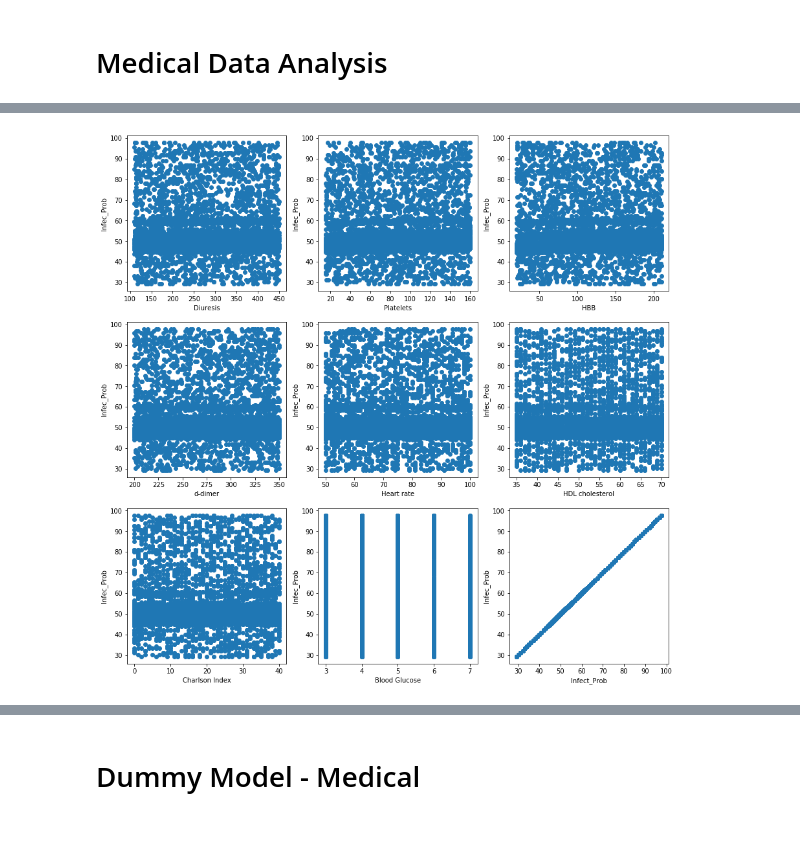
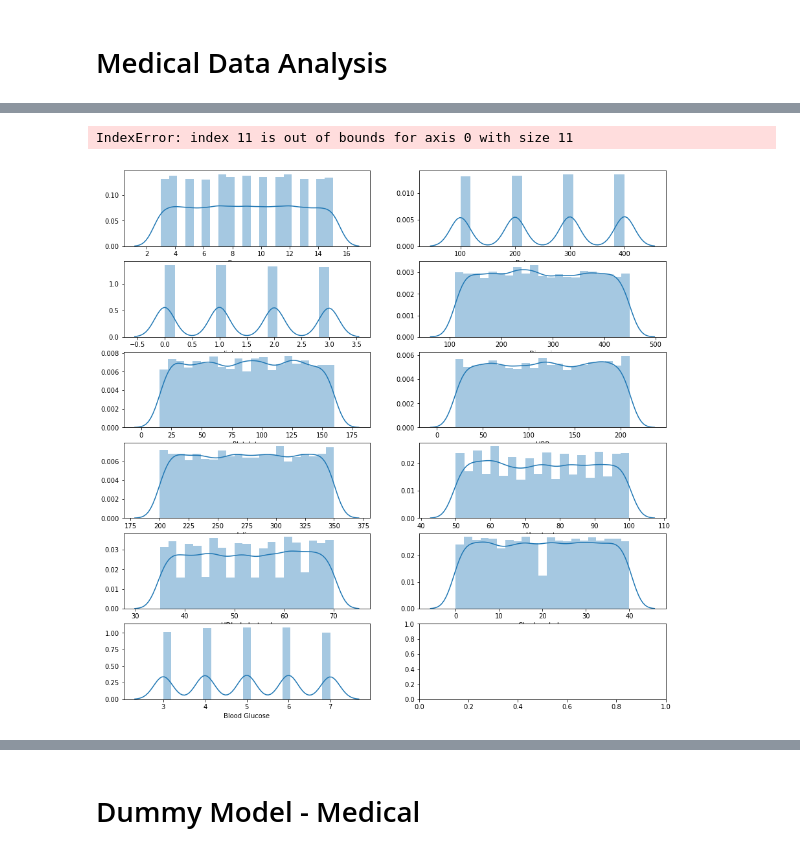
Before and after one commit to aryamansriram/Flipr_Hack, a Jupyter notebook: Flipr_Hack_EDA.ipynb, the cells around one changed output, grey strips where cells are left out. Drawn from its saved outputs; the diff is of its cells as text; code cells hidden in the pictures.

```diff
--- a/Flipr_Hack_EDA.ipynb
+++ b/Flipr_Hack_EDA.ipynb
@@ -430,0 +783,22 @@ final_df.head()
+# %%
+data_arr = []
+for i in (clone_med.index):
+    data = clone_med["Pulmonary score"][i]
+    if(data==np.nan):
+        print("WUWW")
+        break
+    data = data.lstrip("<")
+    data_arr.append(data)
+
+df_ps = pd.DataFrame(data_arr)
+df_ps.index = clone_med.index
+clone_med["Pulmonary score"] = df_ps
+# %%
+'''from sklearn.preprocessing import LabelEncoder
+le = LabelEncoder()
+arr = le.fit_transform(clone_med["cardiological pressure"])
+df_cp = pd.DataFrame(arr)
+df_cp.index = clone_med.index
+clone_med["cardiological pressure"] = df_cp
+clone_med = clone_med.astype("float32")
+clone_med.head().transpose()'''
@@ -431,3 +807,3 @@ final_df.head()
 # %%
-clone_med = clone_med.drop(labels=["Pulmonary score","cardiological pressure"],axis=1)
-clone_med = clone_med.dropna()
+clone_med = clone_med.drop("cardiological pressure",axis=1)
+clone_med.head().transpose()
@@ -466,0 +823,3 @@ X_train,X_test,Y_train,Y_test = train_test_split(clone_med.iloc[:,:-1],clone_med
+# %%
+clone_med_labs = clone_med["Infect_Prob"]
+clone_med = clone_med.drop("Infect_Prob",axis=1)
@@ -486,6 +942,10 @@ total_clone = total_clone.dropna()
-# %%
-#clone_med = clone_med.set_index("people_ID")
-
-plot_corrs(clone_med,3,3)
-# %% [output]
-[figure, removed]
+# %%
+fig,ax = plt.subplots(6,2,figsize=(15,15))
+index=0
+for i in range(6):
+    for j in range(2):
+        sns.distplot(clone_med[clone_med.columns[index]],ax=ax[i,j])
+        index+=1
+# %% [output]
+IndexError: index 11 is out of bounds for axis 0 with size 11
+[figure, added]
```
Also changed, not shown: parts of 86 cells of this notebook, 4 other files.
